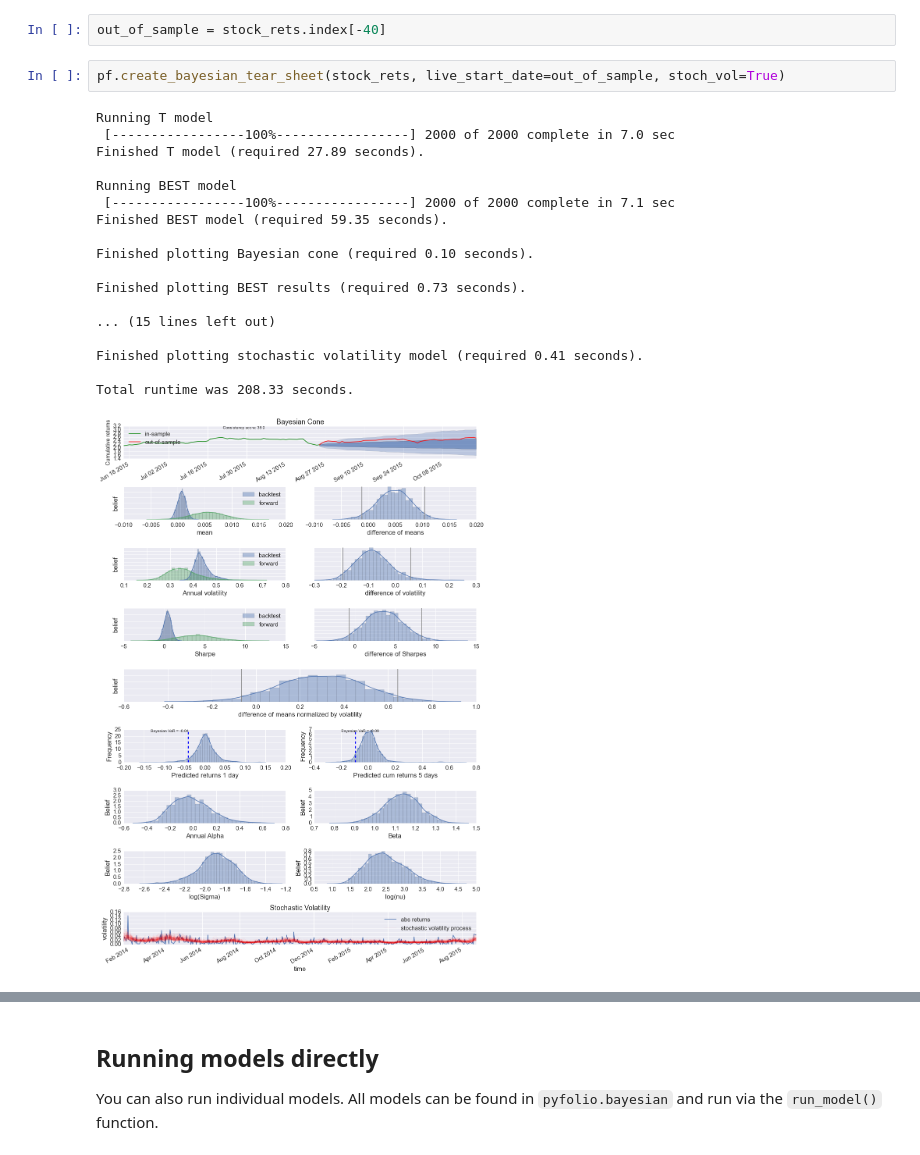
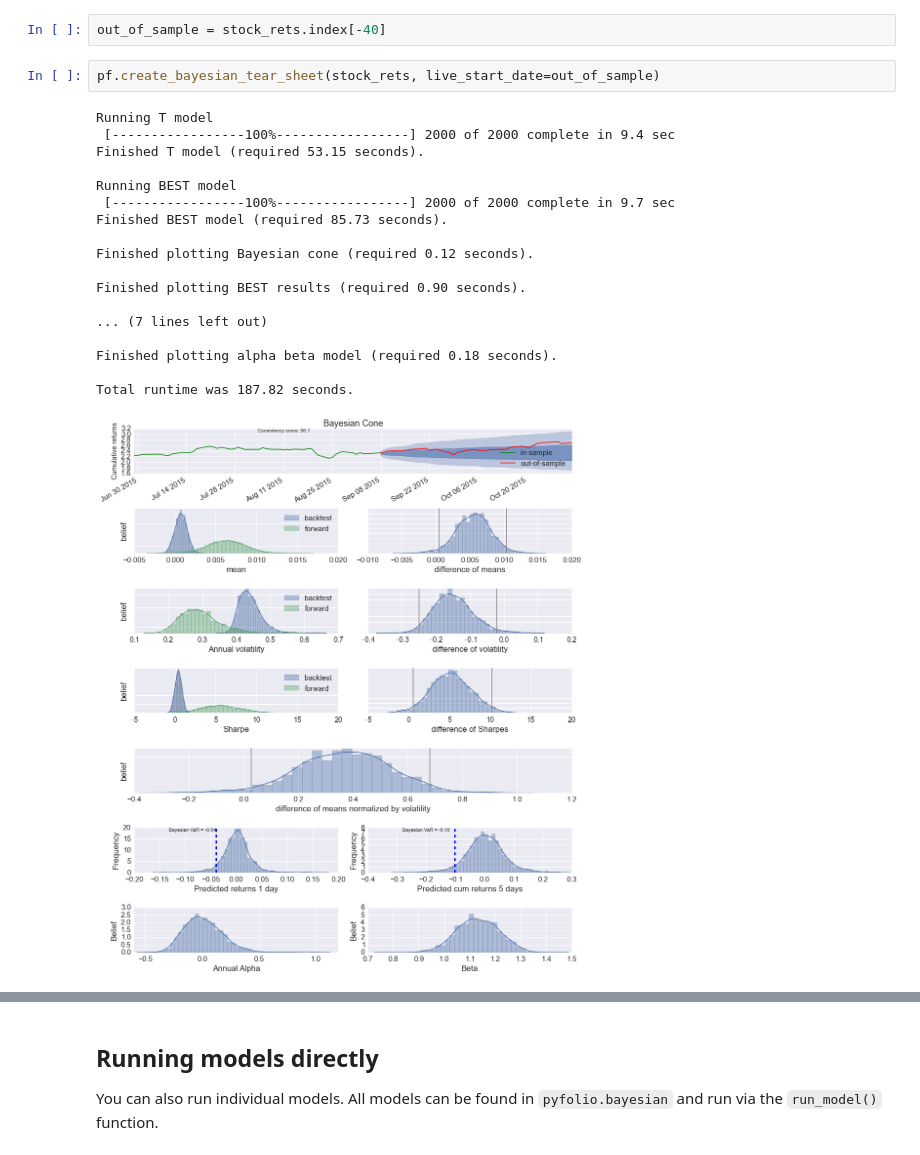
Before and after one commit to quantopian/pyfolio, a Jupyter notebook: pyfolio/examples/bayesian.ipynb, the cells around one changed output, grey strips where cells are left out. Cells and saved outputs as stored; diff of their text form.

```diff
--- a/pyfolio/examples/bayesian.ipynb
+++ b/pyfolio/examples/bayesian.ipynb
@@ -20,26 +22,26 @@ stock_rets = pf.utils.get_symbol_rets('FB')
 # %%
 out_of_sample = stock_rets.index[-40]
 # %%
-pf.create_bayesian_tear_sheet(stock_rets, live_start_date=out_of_sample, stoch_vol=True)
+pf.create_bayesian_tear_sheet(stock_rets, live_start_date=out_of_sample)
 # %% [output]
 Running T model
- [-----------------100%-----------------] 2000 of 2000 complete in 7.0 sec
-Finished T model (required 27.89 seconds).
+ [-----------------100%-----------------] 2000 of 2000 complete in 9.4 sec
+Finished T model (required 53.15 seconds).
 
 Running BEST model
- [-----------------100%-----------------] 2000 of 2000 complete in 7.1 sec
-Finished BEST model (required 59.35 seconds).
+ [-----------------100%-----------------] 2000 of 2000 complete in 9.7 sec
+Finished BEST model (required 85.73 seconds).
 
-Finished plotting Bayesian cone (required 0.10 seconds).
+Finished plotting Bayesian cone (required 0.12 seconds).
 
-Finished plotting BEST results (required 0.73 seconds).
+Finished plotting BEST results (required 0.90 seconds).
 
-... (15 lines left out)
+... (7 lines left out)
 
-Finished plotting stochastic volatility model (required 0.41 seconds).
+Finished plotting alpha beta model (required 0.18 seconds).
 
-Total runtime was 208.33 seconds.
+Total runtime was 187.82 seconds.
-[figure, old version]
+[figure, new version]
 # %% [markdown]
 Lets go through these row by row:
 
```
Also changed, not shown: parts of 2 cells of this notebook, 5 other files.
